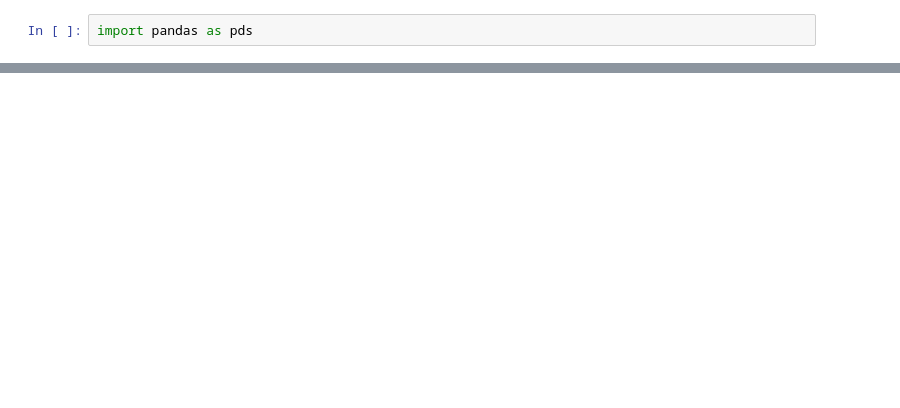
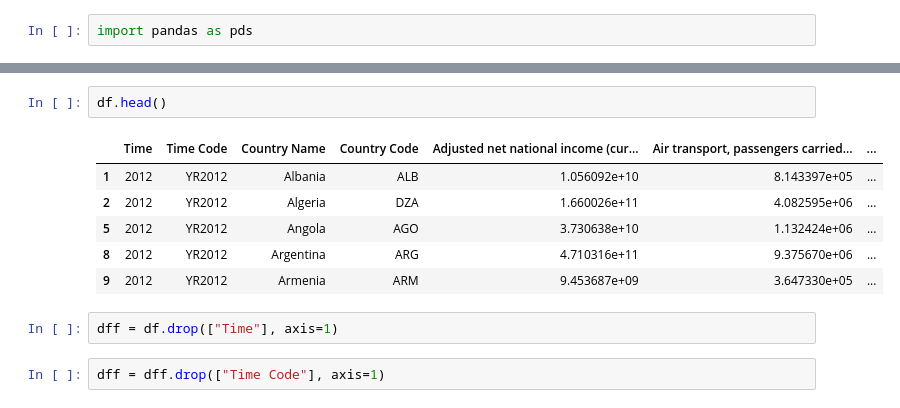
Before and after one commit to Pac0S/projet_IA, a Jupyter notebook: projet_IA.ipynb, the cells around one changed output, grey strips where cells are left out. Cells and saved outputs as stored; diff of their text form; blank space fills up the shorter version.

```diff
--- a/projet_IA.ipynb
+++ b/projet_IA.ipynb
@@ -35,0 +49,13 @@ dff = dff.drop(["Children out of school (% of primary school age) [SE.PRM.UNER.Z
+# %%
+df.head()
+# %% [output]
+|  | Time | Time Code | Country Name | Country Code | Adjusted net national income (cur... | Air transport, passengers carried... | ... |
+| 1 | 2012 | YR2012 | Albania | ALB | 1.056092e+10 | 8.143397e+05 | ... |
+| 2 | 2012 | YR2012 | Algeria | DZA | 1.660026e+11 | 4.082595e+06 | ... |
+| 5 | 2012 | YR2012 | Angola | AGO | 3.730638e+10 | 1.132424e+06 | ... |
+| 8 | 2012 | YR2012 | Argentina | ARG | 4.710316e+11 | 9.375670e+06 | ... |
+| 9 | 2012 | YR2012 | Armenia | ARM | 9.453687e+09 | 3.647330e+05 | ... |
+# %%
+dff = df.drop(["Time"], axis=1)
+# %%
+dff = dff.drop(["Time Code"], axis=1)
```
Also changed, not shown: parts of 17 cells of this notebook, 1 other file.
